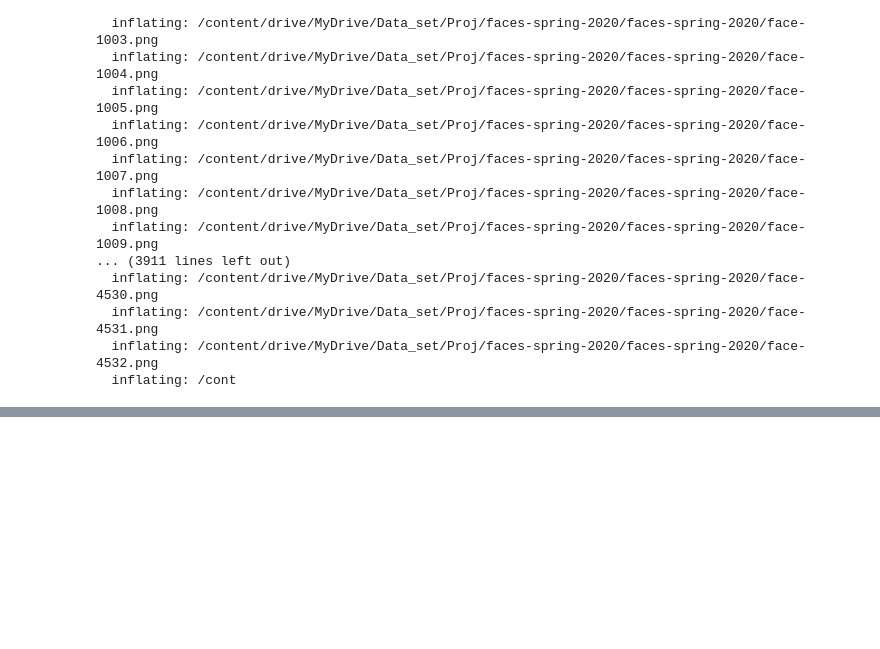
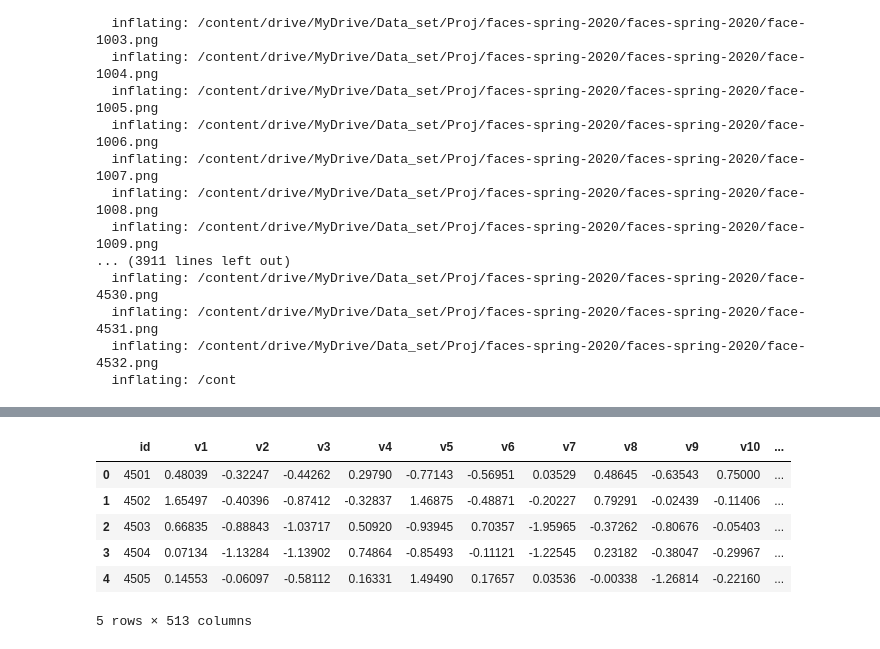
Before and after one commit to gourav2001k/Glass-vs-NoGlass-Classification, a Jupyter notebook: Glass_vs_NoGlass_Classification.ipynb, the cells around one changed output, grey strips where cells are left out. Cells and saved outputs as stored; diff of their text form; code cells hidden in the pictures; blank space fills up the shorter version.

```diff
--- a/Glass_vs_NoGlass_Classification.ipynb
+++ b/Glass_vs_NoGlass_Classification.ipynb
@@ -80,0 +96,10 @@ Streaming output truncated to the last 5000 lines.
+# %%
+df_test.head()
+# %% [output]
+|  | id | v1 | v2 | v3 | v4 | v5 | v6 | v7 | v8 | v9 | v10 | ... |
+| 0 | 4501 | 0.48039 | -0.32247 | -0.44262 | 0.29790 | -0.77143 | -0.56951 | 0.03529 | 0.48645 | -0.63543 | 0.75000 | ... |
+| 1 | 4502 | 1.65497 | -0.40396 | -0.87412 | -0.32837 | 1.46875 | -0.48871 | -0.20227 | 0.79291 | -0.02439 | -0.11406 | ... |
+| 2 | 4503 | 0.66835 | -0.88843 | -1.03717 | 0.50920 | -0.93945 | 0.70357 | -1.95965 | -0.37262 | -0.80676 | -0.05403 | ... |
+| 3 | 4504 | 0.07134 | -1.13284 | -1.13902 | 0.74864 | -0.85493 | -0.11121 | -1.22545 | 0.23182 | -0.38047 | -0.29967 | ... |
+| 4 | 4505 | 0.14553 | -0.06097 | -0.58112 | 0.16331 | 1.49490 | 0.17657 | 0.03536 | -0.00338 | -1.26814 | -0.22160 | ... |
+5 rows × 513 columns
```
Also changed, not shown: parts of 15 cells of this notebook.
